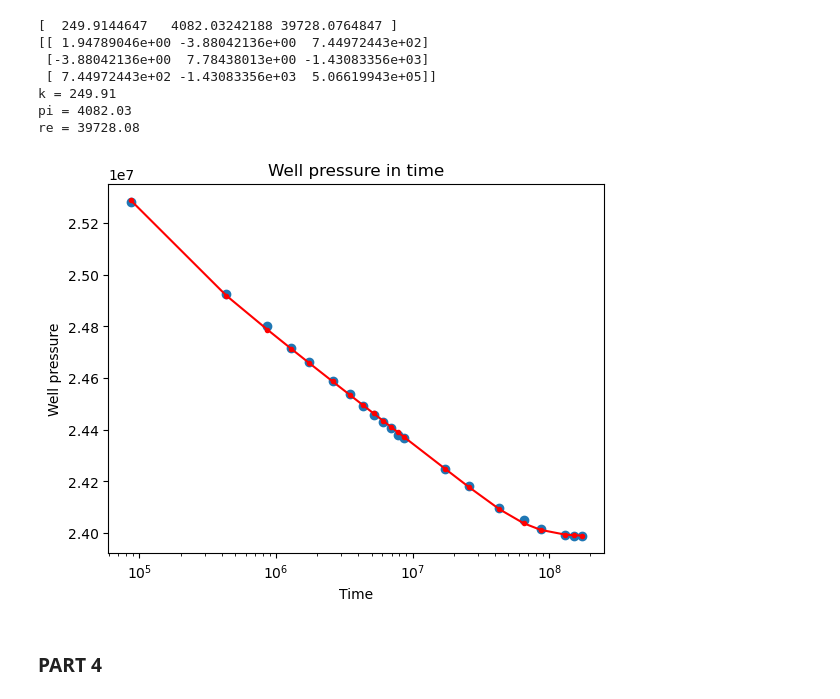
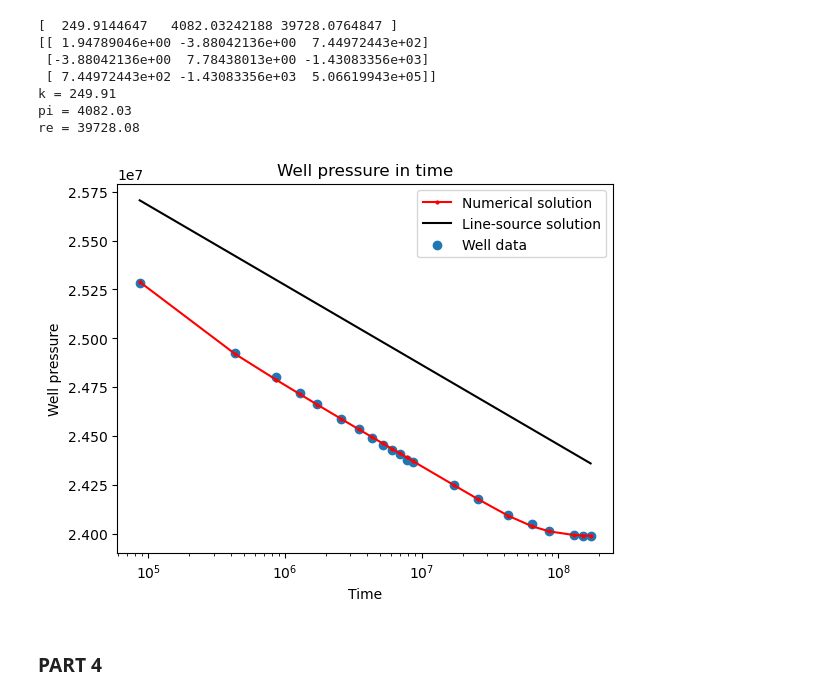
Before and after one commit to mosinek/MOD510, a Jupyter notebook: project2_our.ipynb, the cells around one changed output. Cells and saved outputs as stored; diff of their text form; code cells hidden in the pictures.

```diff
--- a/project2_our.ipynb
+++ b/project2_our.ipynb
@@ -819,22 +819,31 @@ re = 39728.08
 # %%
 solver = PressureSolver(N=4, k = k_best, pi = pi_best, re = re_best)
 solver.solve_time_dependent()
 
 p_plot = numerical_well_pressure(
     well_data['time'], k_best, pi_best, re_best
 )
 
-plt.plot(well_data['time'], p_plot, 'o-', color='red', markersize=3, label="Numerical solution")
+plt.plot(well_data['time'], p_plot, 'o-', color='red', markersize=2, label="Numerical solution")
 
+p_ls = []
+for t in well_data['time']:
+    p_ls.append(solver.line_source_solution(t))
 
-plt.scatter(well_data['time'],well_data['well_pressure'])
+p_ls = np.array(p_ls)
+
+plt.plot(well_data['time'], np.array(p_ls)[:, 0], 'k-',
+         label="Line-source solution")
+
+plt.scatter(well_data['time'],well_data['well_pressure'], label='Well data')
 plt.xlabel('Time')
 plt.ylabel('Well pressure')
 plt.xscale('log')
 plt.title('Well pressure in time')
+plt.legend()
 plt.show()
 # %% [output]
-[figure, old version]
+[figure, new version]
 # %% [markdown]
 ### PART 4
 # %% [markdown]
```
Also changed, not shown: parts of 4 cells of this notebook.
